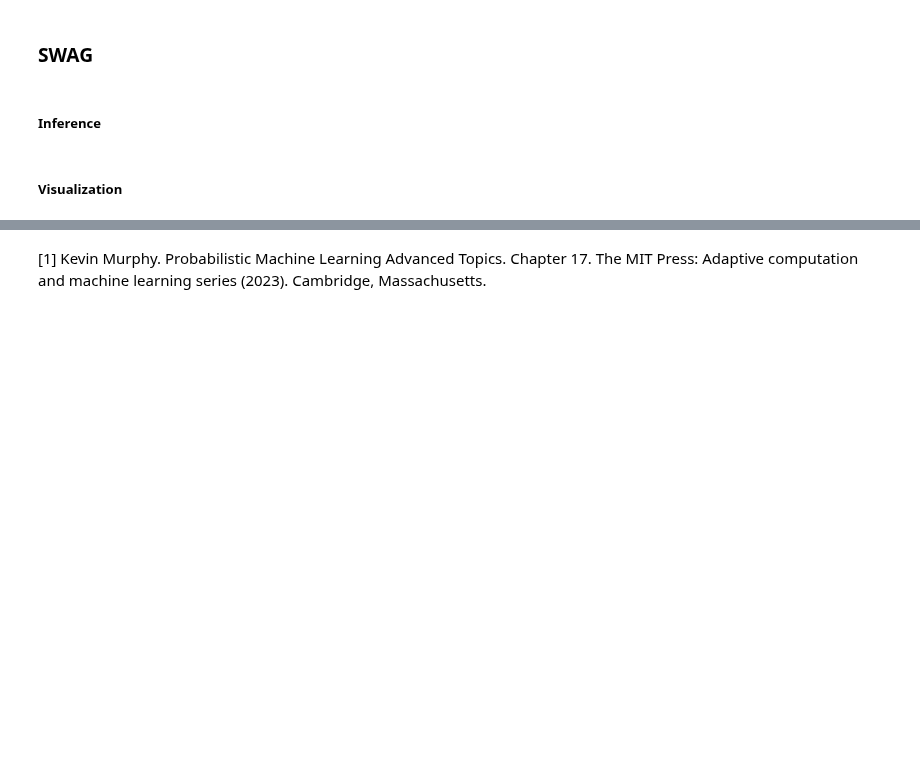
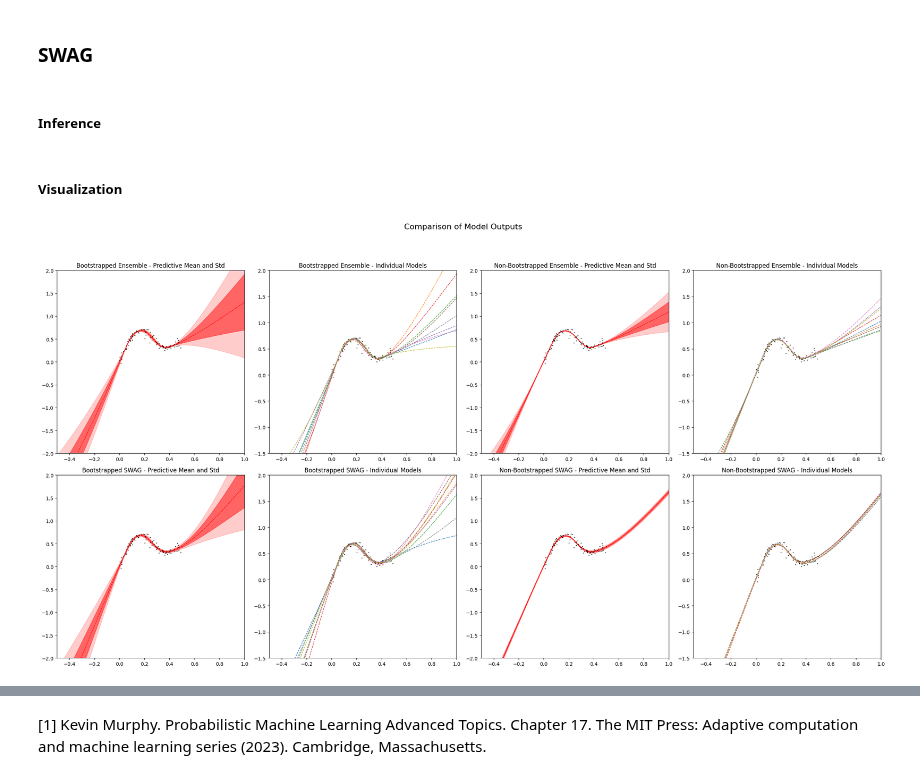
Before and after one commit to lbai-lab/push, a Jupyter notebook: docs/source/tutorials/02_Uncertainty_Quantification/bootstrapping.ipynb, the cells around one changed output, grey strips where cells are left out. Drawn from its saved outputs; the diff is of its cells as text; code cells hidden in the pictures; blank space fills up the shorter version.

Commit message:
bootstrap plot grid

```diff
--- a/docs/source/tutorials/02_Uncertainty_Quantification/bootstrapping.ipynb
+++ b/docs/source/tutorials/02_Uncertainty_Quantification/bootstrapping.ipynb
@@ -136,28 +136,44 @@ no_boot_swag_output = no_boot_swag.posterior_pred(x_grid, f_reg=True, mode=["mea
 ##### Visualization
 # %%
 import matplotlib.pyplot as plt
-def plot_toy(outputs, num_models, title):
-    fig, axs = plt.subplots(nrows=1, ncols=2, figsize=[12, 6])
+import torch
 
-    # Plot predictive mean and std (left graph)
-    axs[0].plot(X, Y, "kx", label="Toy data", markersize=1)
-    axs[0].set_xlim(-0.5, 1)
-    axs[0].set_ylim(-2, 2)
-    axs[0].plot(x_grid, outputs["mean"], "r--", linewidth=1)
-    axs[0].fill_between(x_grid.reshape(1, -1)[0], (outputs["mean"] - outputs["std"]).squeeze(), (outputs["mean"] + outputs["std"]).squeeze(), alpha=0.5, color="red")
-    axs[0].fill_between(
-        x_grid.reshape(1, -1)[0], (outputs["mean"] + 2 * outputs["std"]).squeeze(), (outputs["mean"] - 2 * outputs["std"]).squeeze(), alpha=0.2, color="red"
-    )
-    axs[0].set_title("Predictive Mean and Std")
+def plot_ensemble_and_individual(outputs, num_models, title, axs, col_start):
+    # Ensemble outputs
+    axs[col_start].plot(X, Y, "kx", label="Toy data", markersize=1)
+    axs[col_start].set_xlim(-0.5, 1)
+    axs[col_start].set_ylim(-2, 2)
+    axs[col_start].plot(x_grid, outputs["mean"], "r--", linewidth=1)
+    axs[col_start].fill_between(x_grid.reshape(1, -1)[0], (outputs["mean"] - outputs["std"]).squeeze(), (outputs["mean"] + outputs["std"]).squeeze(), alpha=0.5, color="red")
+    axs[col_start].fill_between(x_grid.reshape(1, -1)[0], (outputs["mean"] + 2 * outputs["std"]).squeeze(), (outputs["mean"] - 2 * outputs["std"]).squeeze(), alpha=0.2, color="red")
+    axs[col_start].set_title(f"{title} - Predictive Mean and Std")
 
-    # Plot means of each net in ensemble (right graph)
-    axs[1].plot(X, Y, "kx", label="Toy data", markersize=1)
-    axs[1].set_xlim(-0.5, 1)
-    axs[1].set_ylim(-1.5, 2)
-    axs[1].set_title("Individual Model output")
+    # Individual model outputs
+    axs[col_start + 1].plot(X, Y, "kx", label="Toy data", markersize=1)
+    axs[col_start + 1].set_xlim(-0.5, 1)
+    axs[col_start + 1].set_ylim(-1.5, 2)
+    for j in range(num_models):
+        axs[col_start + 1].plot(x_grid, torch.tensor([sublist[j] for sublist in outputs["pred"]]), linestyle="--", linewidth=1)
+    axs[col_start + 1].set_title(f"{title} - Individual Models")
 
-    for j in range(num_models):
-        axs[1].plot(x_grid, torch.tensor([sublist[j] for sublist in outputs["pred"]]), linestyle="--", linewidth=1)
-    fig.suptitle(title, fontsize=16, y=1.05)
+
+def plot_all():
+    fig, axs = plt.subplots(nrows=2, ncols=4, figsize=[24, 12])  # Adjust dimensions as needed
+
+    # Plot bootstrapped and non-bootstrapped ensemble and individual models in one row
+    plot_ensemble_and_individual(boot_ensemble_output, n, "Bootstrapped Ensemble", axs[0, :], 0)
+    plot_ensemble_and_individual(no_boot_ensemble_output, n, "Non-Bootstrapped Ensemble", axs[0, :], 2)
+
+    # Plot SWAG models in another row if needed
+    plot_ensemble_and_individual(boot_swag_output, n, "Bootstrapped SWAG", axs[1, :], 0)
+    plot_ensemble_and_individual(no_boot_swag_output, n, "Non-Bootstrapped SWAG", axs[1, :], 2)
+
+    # Set overall title and adjust layout
+    fig.suptitle('Comparison of Model Outputs', fontsize=16, y=1.05)
     plt.tight_layout()
     plt.show()
+
+# Call this function to generate all plots
+plot_all()
+# %% [output]
+[figure, added]
```
Also changed, not shown: parts of 1 cell of this notebook.
